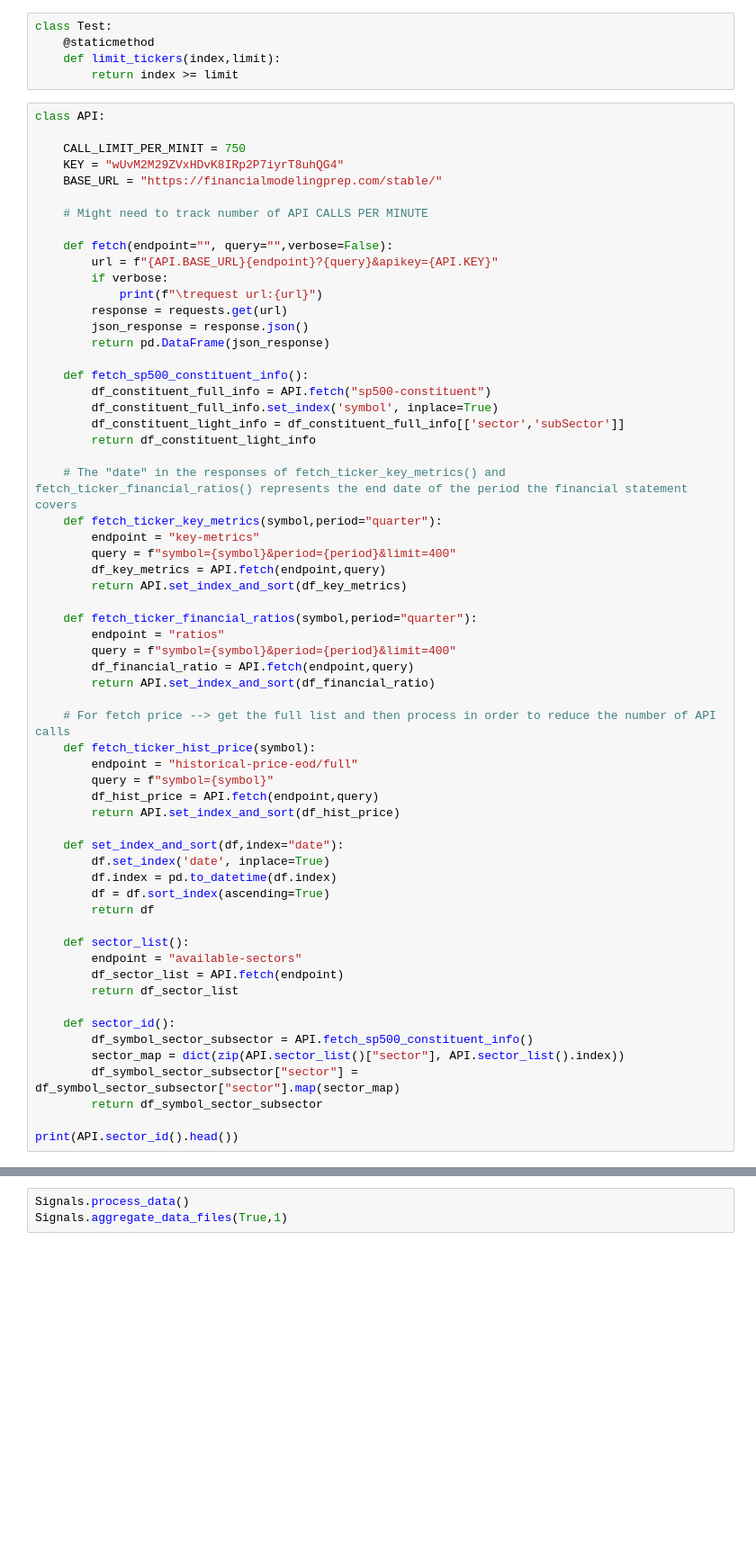
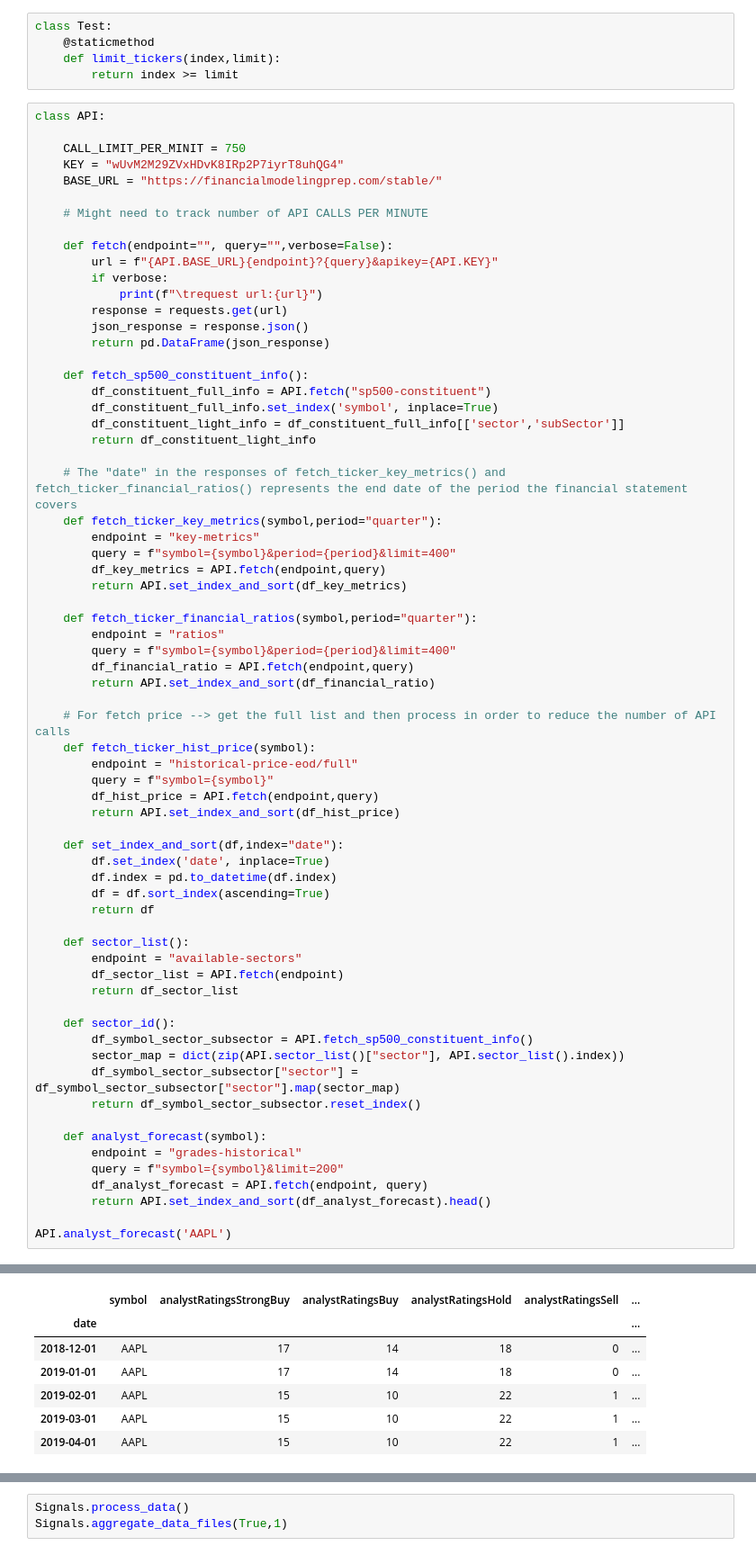
Before and after one commit to Frank-Lucas1304/portfolio-optimizer, a Jupyter notebook: earnings_regression.ipynb, the cells around one changed output, grey strips where cells are left out. Shown: that part at 90% size. Saved outputs shown, nothing was run; the diff lists cells and outputs as text; blank space fills up the shorter version.

Commit message:
fetch forecast data

```diff
--- a/earnings_regression.ipynb
+++ b/earnings_regression.ipynb
@@ -77,7 +133,13 @@ class API:
         df_symbol_sector_subsector = API.fetch_sp500_constituent_info()
         sector_map = dict(zip(API.sector_list()["sector"], API.sector_list().index))
         df_symbol_sector_subsector["sector"] = df_symbol_sector_subsector["sector"].map(sector_map)
-        return df_symbol_sector_subsector
+        return df_symbol_sector_subsector.reset_index()
 
-print(API.sector_id().head())
+    def analyst_forecast(symbol):
+        endpoint = "grades-historical"
+        query = f"symbol={symbol}&limit=200"
+        df_analyst_forecast = API.fetch(endpoint, query)
+        return API.set_index_and_sort(df_analyst_forecast).head()
+
+API.analyst_forecast('AAPL')
 # %% [output]
@@ -91,3 +146,10 @@ TKO          1                       Entertainment
+|  | symbol | analystRatingsStrongBuy | analystRatingsBuy | analystRatingsHold | analystRatingsSell | ... |
+| date |  |  |  |  |  | ... |
+| 2018-12-01 | AAPL | 17 | 14 | 18 | 0 | ... |
+| 2019-01-01 | AAPL | 17 | 14 | 18 | 0 | ... |
+| 2019-02-01 | AAPL | 15 | 10 | 22 | 1 | ... |
+| 2019-03-01 | AAPL | 15 | 10 | 22 | 1 | ... |
+| 2019-04-01 | AAPL | 15 | 10 | 22 | 1 | ... |
 # %%
 import time
 
```
Also changed, not shown: parts of 4 cells of this notebook, 2 other files.
